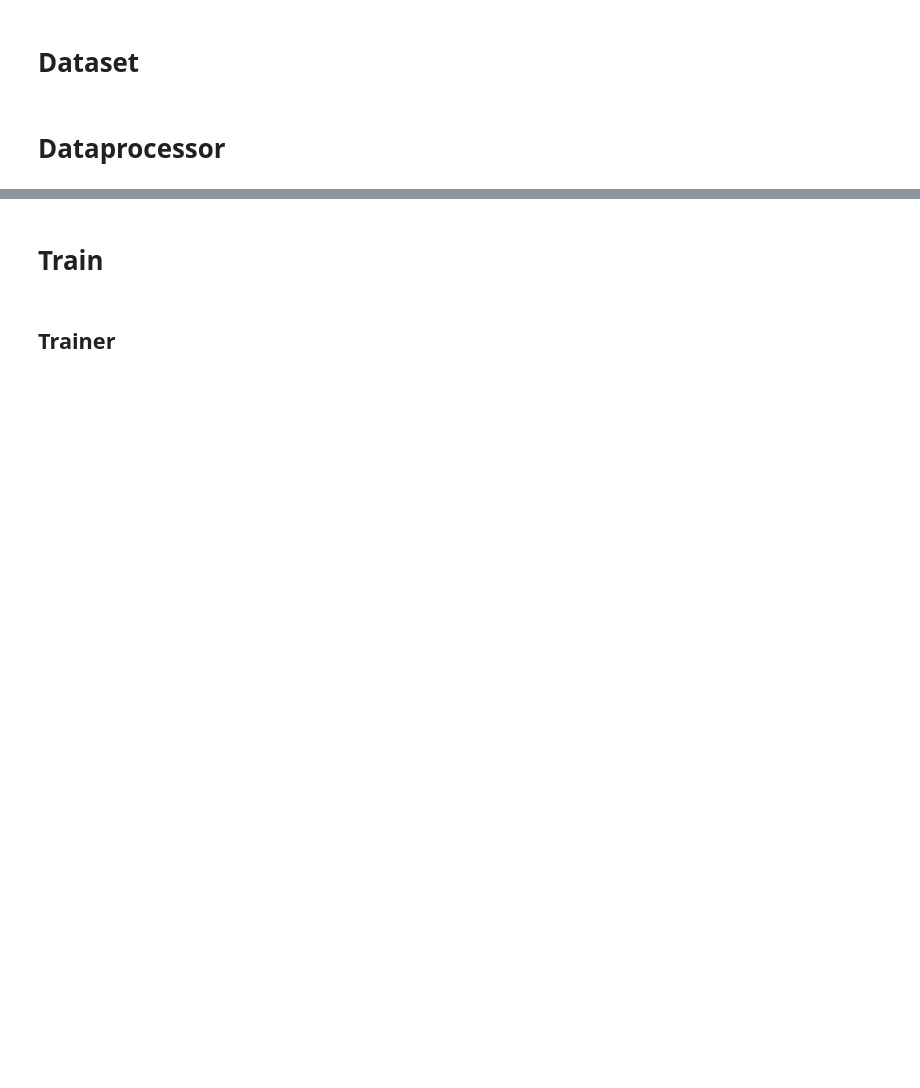
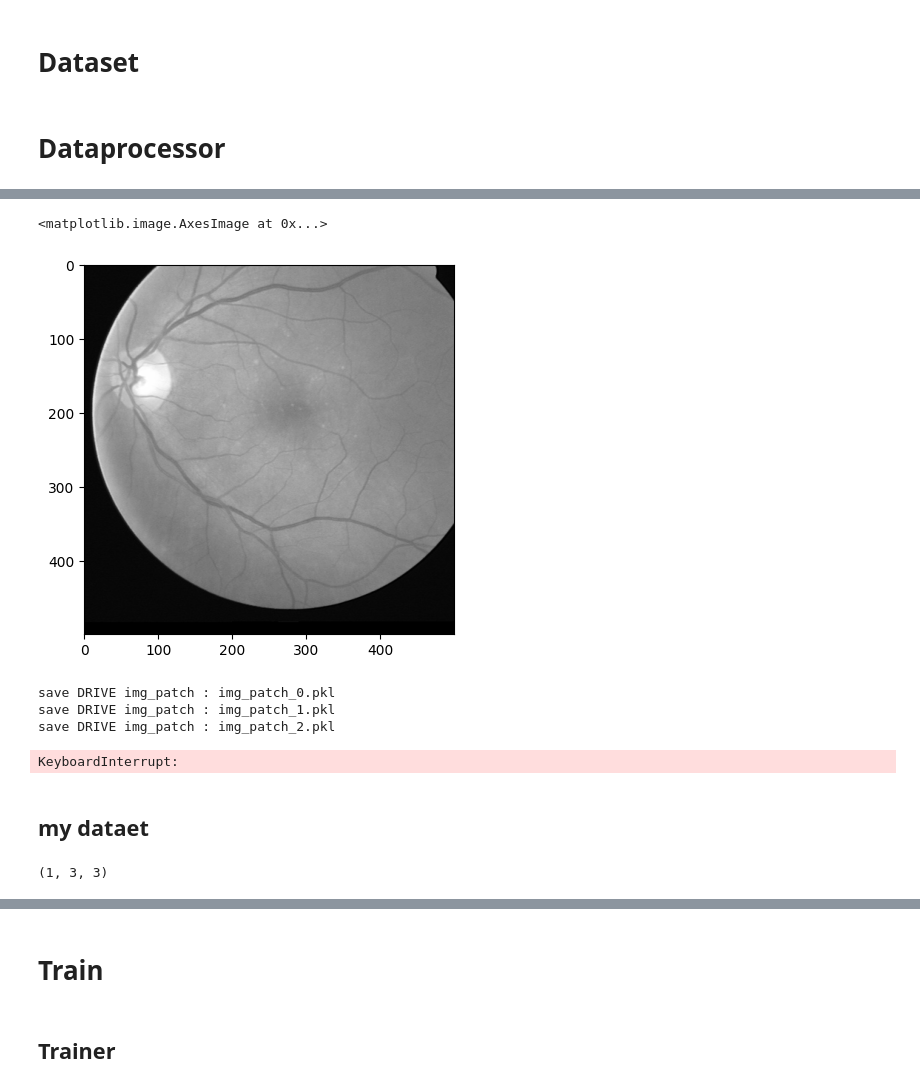
Before and after one commit to meysam-kazemi/drive-unet, a Jupyter notebook: fr_unet.ipynb, the cells around one changed output, grey strips where cells are left out. Saved outputs shown, nothing was run; the diff lists cells and outputs as text; code cells hidden in the pictures; blank space fills up the shorter version.

```diff
--- a/fr_unet.ipynb
+++ b/fr_unet.ipynb
@@ -812,0 +955,22 @@ data_process(DATA_PATH, DATA_NAME,
+# %%
+plt.imshow(a[2][0],'gray')
+# %% [output]
+<matplotlib.image.AxesImage at 0x...>
+[figure, added]
+# %%
+if mode == "training":
+    img_patch = get_patch(img_list, patch_size, stride)
+    gt_patch = get_patch(gt_list, patch_size, stride)
+    save_patch(img_patch, save_path, "img_patch", name)
+    save_patch(gt_patch, save_path, "gt_patch", name)
+elif mode == "test":
+    if name != "CHUAC":
+        img_list = get_square(img_list, name)
+        gt_list = get_square(gt_list, name)
+    save_each_image(img_list, save_path, "img", name)
+    save_each_image(gt_list, save_path, "gt", name)
+# %% [output]
+save DRIVE img_patch : img_patch_0.pkl
+save DRIVE img_patch : img_patch_1.pkl
+save DRIVE img_patch : img_patch_2.pkl
+KeyboardInterrupt:
@@ -812,0 +979,7 @@ data_process(DATA_PATH, DATA_NAME,
+# %% [markdown]
+## my dataet
+# %%
+a = np.array([[1,1,1],[2,2,2],[3,3,3]])
+np.expand_dims(a,axis=0).shape
+# %% [output]
+(1, 3, 3)
```
Also changed, not shown: parts of 35 cells of this notebook.
